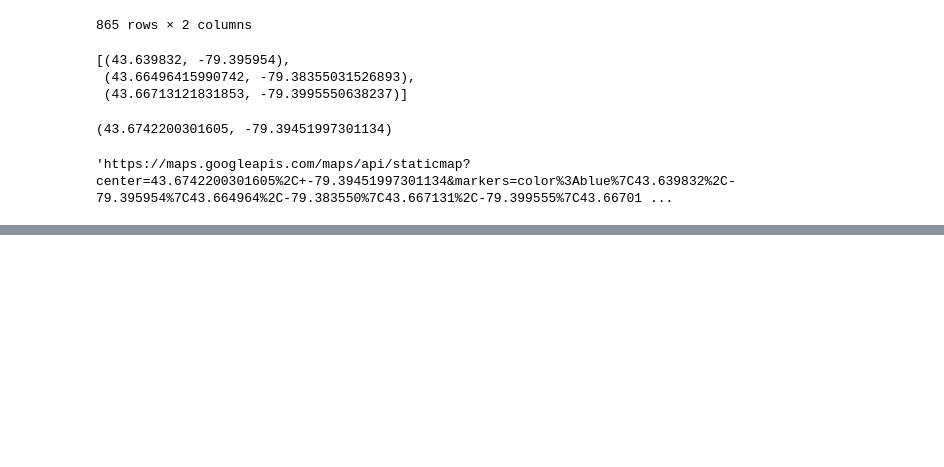
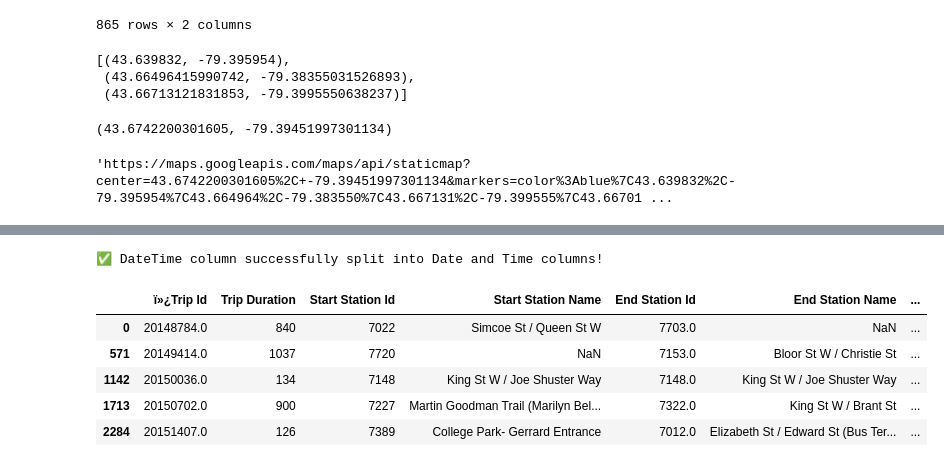
Before and after one commit to ConstCorrectness/toronto-bikeshare-2024, a Jupyter notebook: main.ipynb, the cells around one changed output, grey strips where cells are left out. Drawn from its saved outputs; the diff is of its cells as text; code cells hidden in the pictures; blank space fills up the shorter version.

```diff
--- a/main.ipynb
+++ b/main.ipynb
@@ -157,0 +233,25 @@ f'{google_static_maps_api}?{encoded_params}'
+# %%
+#Split data in Start time so the date and time have their own columns (for start and end date/time)
+
+sample_df.loc[:, 'Start Date'] = pd.to_datetime(sample_df.loc[:, 'Start Time']).dt.date
+sample_df.loc[:, 'Time Start'] = pd.to_datetime(sample_df.loc[:, 'Start Time']).dt.time
+
+sample_df.loc[:, 'End Date'] = pd.to_datetime(sample_df.loc[:, 'End Time']).dt.date
+sample_df.loc[:, 'Time End'] = pd.to_datetime(sample_df.loc[:, 'End Time']).dt.time
+
+sample_df = sample_df.drop(columns=['Start Time', 'End Time', 'Trip Id'])
+
+# sample_df.to_csv("Split_Start_Time.csv", index=False)
+
+sample_df.to_csv("datasets/final_sample.csv", index=False)
+
+print("✅ DateTime column successfully split into Date and Time columns!")
+sample_df.head()
+# %% [output]
+✅ DateTime column successfully split into Date and Time columns!
+|  | ï»¿Trip Id | Trip Duration | Start Station Id | Start Station Name | End Station Id | End Station Name | ... |
+| 0 | 20148784.0 | 840 | 7022 | Simcoe St / Queen St W | 7703.0 | NaN | ... |
+| 571 | 20149414.0 | 1037 | 7720 | NaN | 7153.0 | Bloor St W / Christie St | ... |
+| 1142 | 20150036.0 | 134 | 7148 | King St W / Joe Shuster Way | 7148.0 | King St W / Joe Shuster Way | ... |
+| 1713 | 20150702.0 | 900 | 7227 | Martin Goodman Trail (Marilyn Bel... | 7322.0 | King St W / Brant St | ... |
+| 2284 | 20151407.0 | 126 | 7389 | College Park- Gerrard Entrance | 7012.0 | Elizabeth St / Edward St (Bus Ter... | ... |
```
Also changed, not shown: parts of 6 cells of this notebook, 16 other files.
